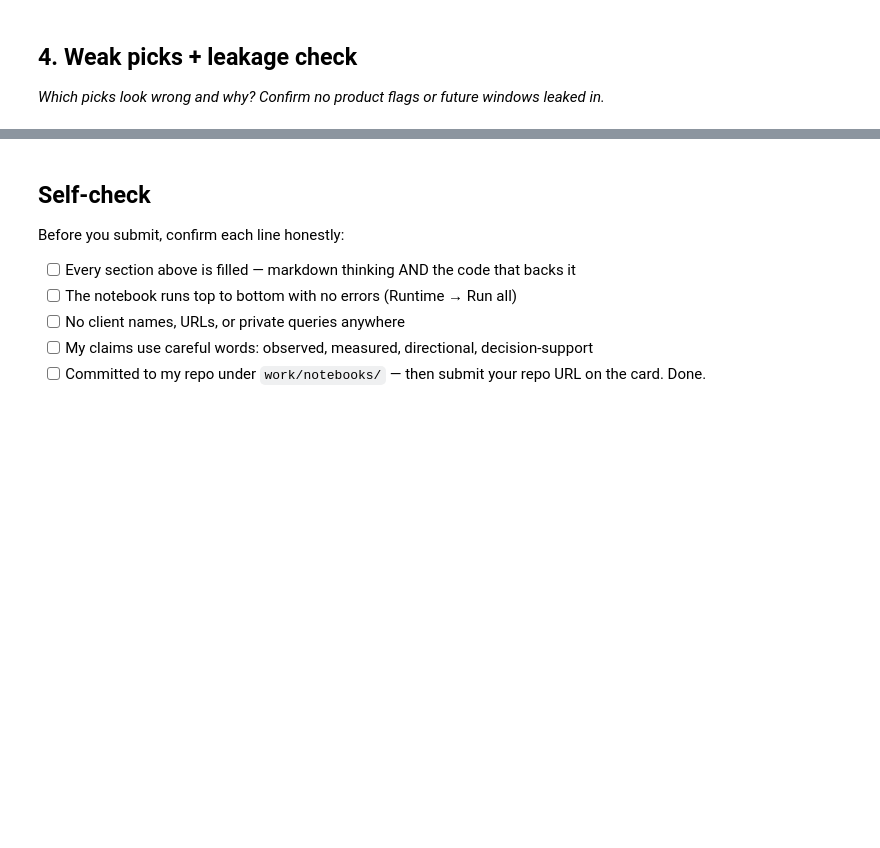
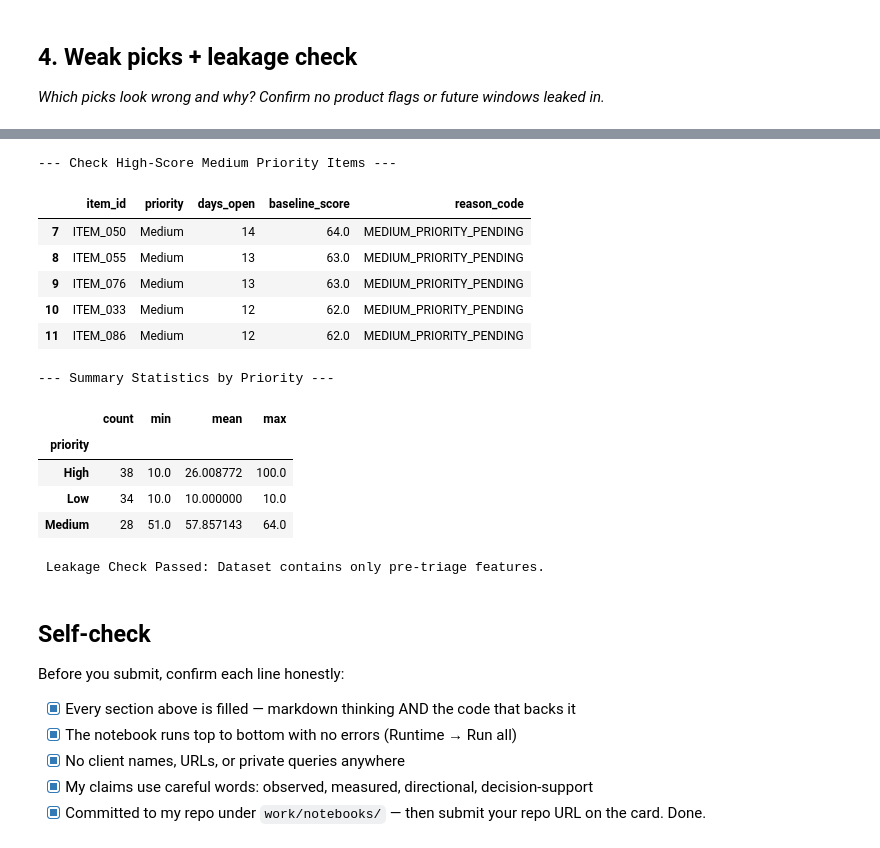
Before and after one commit to matiullah385/ML-Assignment-No-1-internship, a Jupyter notebook: work/notebooks/w04_baseline_score.ipynb, the cells around one changed output, grey strips where cells are left out. Drawn from its saved outputs; the diff is of its cells as text; code cells hidden in the pictures; blank space fills up the shorter version.

```diff
--- a/work/notebooks/w04_baseline_score.ipynb
+++ b/work/notebooks/w04_baseline_score.ipynb
@@ -15,0 +15,24 @@ This skeleton is yours to fill. Work the sections **in order** — each one has
+# %%
+# Define reason code constants
+REASON_CODES = {
+    'HIGH': 'HIGH_PRIORITY_URGENT',
+    'MEDIUM': 'MEDIUM_PRIORITY_PENDING',
+    'LOW': 'LOW_PRIORITY_ROUTINE'
+}
+
+# Define a function to calculate score and assign a reason code
+def calculate_baseline_score(priority, days_open):
+    if priority == 'High' and days_open <= 3:
+        score = 90 + (10 / max(days_open, 1))
+        reason = REASON_CODES['HIGH']
+    elif priority == 'Medium':
+        score = 50 + days_open
+        reason = REASON_CODES['MEDIUM']
+    else:
+        score = 10
+        reason = REASON_CODES['LOW']
+
+    return score, reason
+
+# Quick sanity check
+print(calculate_baseline_score('High', 1))
@@ -37,10 +173,40 @@ This skeleton is yours to fill. Work the sections **in order** — each one has
+# %%
+# 1. Inspect potential "weak picks": long-standing Medium/Low items in top ranks
+print("--- Check High-Score Medium Priority Items ---")
+display(df_ranked[df_ranked['priority'] == 'Medium'].head(5))
+
+# 2. Check score distribution across priorities to confirm no unexpected logic overlap
+print("\n--- Summary Statistics by Priority ---")
+display(df_ranked.groupby('priority')['baseline_score'].agg(['count', 'min', 'mean', 'max']))
+
+# 3. Data Leakage Verification: Ensure columns are strictly pre-resolution features
+expected_cols = {'item_id', 'priority', 'days_open', 'baseline_score', 'reason_code'}
+actual_cols = set(df_ranked.columns)
+
+assert actual_cols == expected_cols, f"Unexpected columns found: {actual_cols - expected_cols}"
+print("\n Leakage Check Passed: Dataset contains only pre-triage features.")
+# %% [output]
+--- Check High-Score Medium Priority Items ---
+|  | item_id | priority | days_open | baseline_score | reason_code |
+| 7 | ITEM_050 | Medium | 14 | 64.0 | MEDIUM_PRIORITY_PENDING |
+| 8 | ITEM_055 | Medium | 13 | 63.0 | MEDIUM_PRIORITY_PENDING |
+| 9 | ITEM_076 | Medium | 13 | 63.0 | MEDIUM_PRIORITY_PENDING |
+| 10 | ITEM_033 | Medium | 12 | 62.0 | MEDIUM_PRIORITY_PENDING |
+| 11 | ITEM_086 | Medium | 12 | 62.0 | MEDIUM_PRIORITY_PENDING |
+--- Summary Statistics by Priority ---
+|  | count | min | mean | max |
+| priority |  |  |  |  |
+| High | 38 | 10.0 | 26.008772 | 100.0 |
+| Low | 34 | 10.0 | 10.000000 | 10.0 |
+| Medium | 28 | 51.0 | 57.857143 | 64.0 |
+ Leakage Check Passed: Dataset contains only pre-triage features.
 # %% [markdown]
 ## Self-check
 
 Before you submit, confirm each line honestly:
 
-- [ ] Every section above is filled — markdown thinking AND the code that backs it
-- [ ] The notebook runs top to bottom with no errors (Runtime → Run all)
-- [ ] No client names, URLs, or private queries anywhere
-- [ ] My claims use careful words: observed, measured, directional, decision-support
-- [ ] Committed to my repo under `work/notebooks/` — then submit your repo URL on the card. Done.
+- [x] Every section above is filled — markdown thinking AND the code that backs it
+- [x] The notebook runs top to bottom with no errors (Runtime → Run all)
+- [x] No client names, URLs, or private queries anywhere
+- [x] My claims use careful words: observed, measured, directional, decision-support
+- [x] Committed to my repo under `work/notebooks/` — then submit your repo URL on the card. Done.
```
Also changed, not shown: parts of 11 cells of this notebook.
